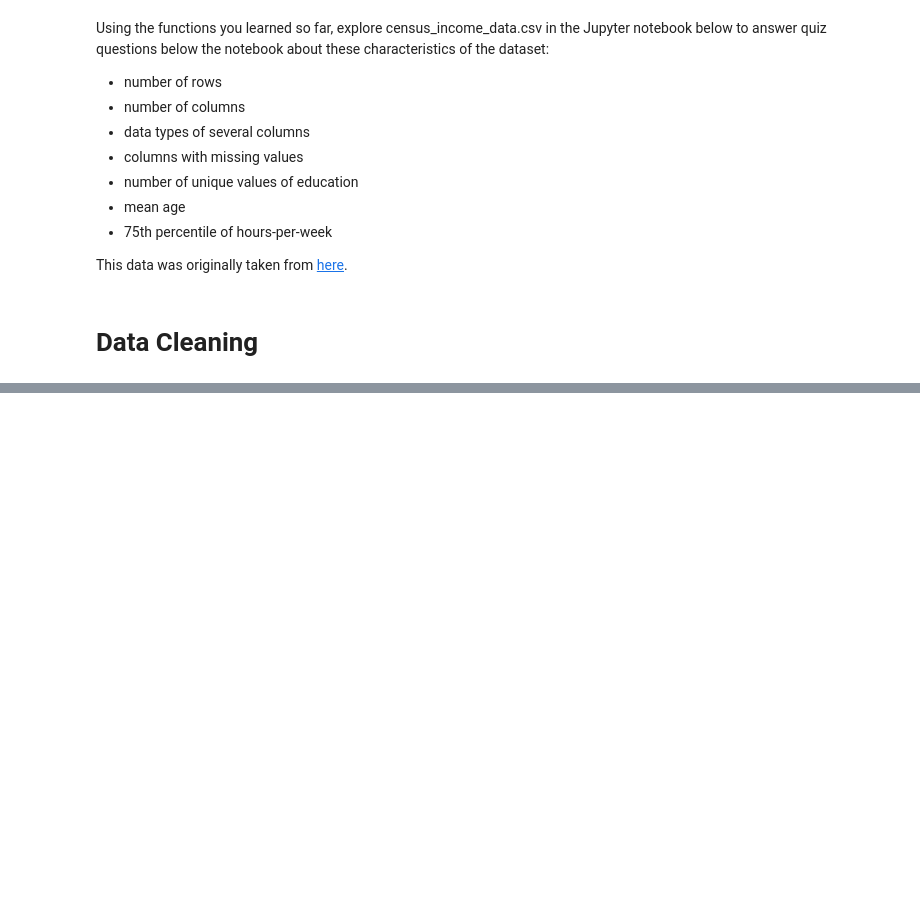
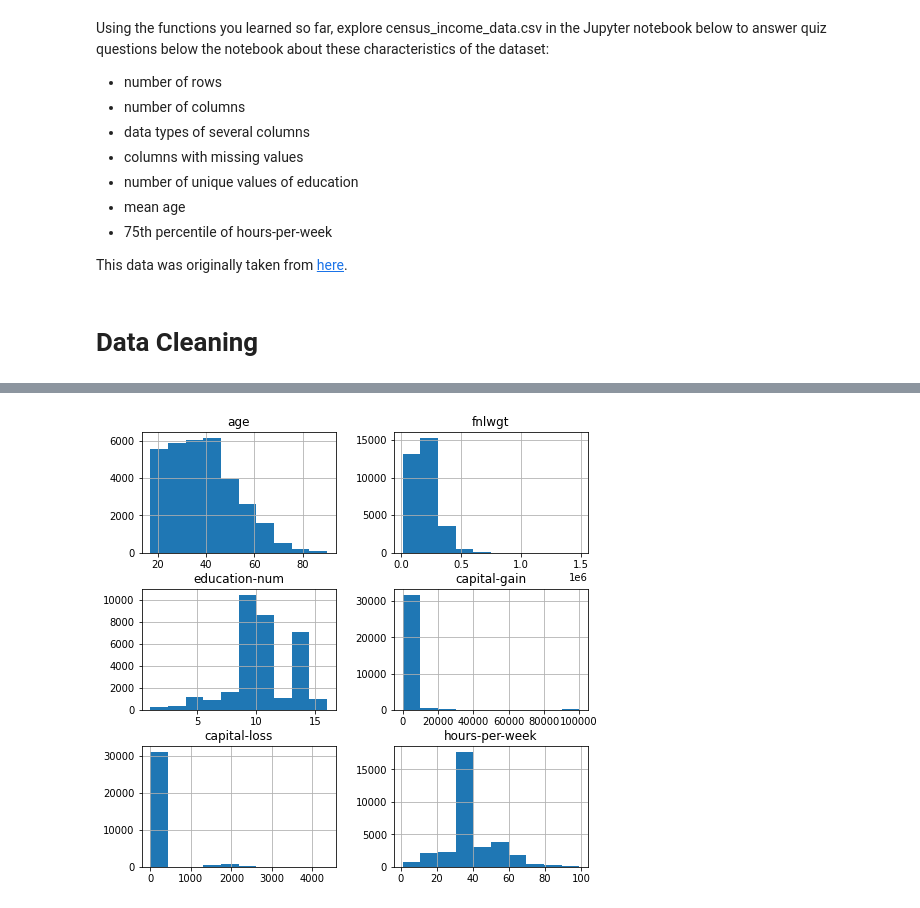
Before and after one commit to alihussainia/Data-Wrangling, a Jupyter notebook: DataWrangling.ipynb, the cells around one changed output, grey strips where cells are left out. Drawn from its saved outputs; the diff is of its cells as text; code cells hidden in the pictures; blank space fills up the shorter version.

```diff
--- a/DataWrangling.ipynb
+++ b/DataWrangling.ipynb
@@ -456,0 +608,4 @@ This data was originally taken from [here](https://archive.ics.uci.edu/ml/datase
+# %%
+df_census.hist(figsize=(8,8)); # ; will supress the textual details
+# %% [output]
+[figure, added]
```
Also changed, not shown: parts of 80 cells of this notebook.
